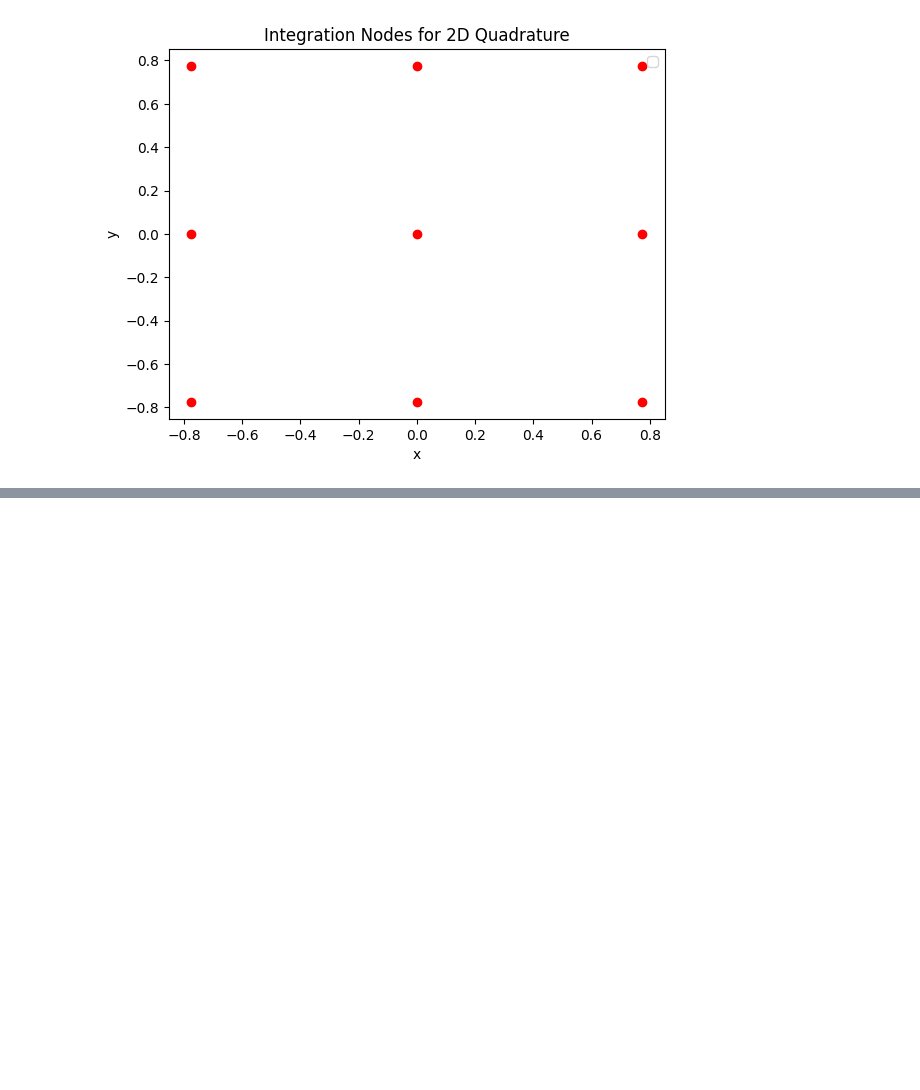
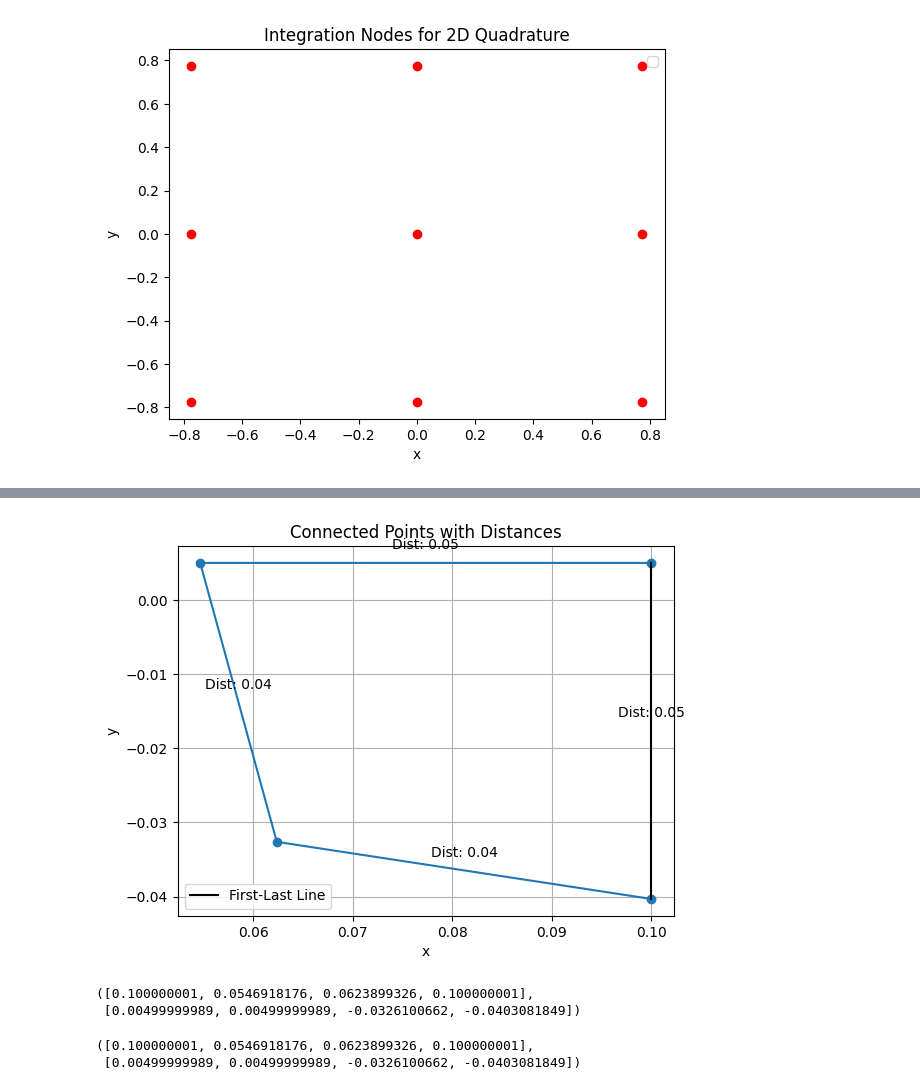
Before and after one commit to VladimirKrutko/MES, a Jupyter notebook: read_file.ipynb, the cells around one changed output, grey strips where cells are left out. Saved outputs shown, nothing was run; the diff lists cells and outputs as text; code cells hidden in the pictures; blank space fills up the shorter version.

```diff
--- a/read_file.ipynb
+++ b/read_file.ipynb
@@ -133,5 +58,0 @@ nodes_combinations[6:9]
-# %%
-nodes_weight = np.zeros((len(nodes_combinations),3))
-for i in range(len(nodes_combinations)):
-    nodes_weight[i][0], nodes_weight[i][1] = nodes_combinations[i][0], nodes_combinations[i][1]
-    nodes_weight[i][2] = weights_combinations[i]
@@ -728,27 +58,0 @@ c._split_by_columns()
-# %%
-from copy import deepcopy
-
-walls = [[] for _ in range(4) ]
-for i in range(4):
-    # prom = []
-    if i == 0:
-        prom = deepcopy(wall_nodes[-1])
-        prom[:, 0] = 1.0
-        walls[0] = prom
-    elif i == 1:
-        prom = deepcopy(wall_nodes)
-        # prom[:, 1] = 1.0
-        res = []
-        for i in range(len(prom)):
-            prom[i][-1][1] = 1.0
-        walls[1] = [prom[i][-1] for i in range(len(wall_nodes))]
-    elif i == 2:
-        prom = deepcopy(wall_nodes[1])
-        prom[:, 0] = -1.0
-        walls[2] = prom
-    elif i == 3:
-        prom = deepcopy(wall_nodes)
-        res = []
-        for i in range(len(prom)):
-            prom[i][0][1] = -1.0
-        walls[3] = [prom[i][0] for i in range(len(wall_nodes))]
@@ -863,0 +199,17 @@ print(dNdeta)
+# %%
+x, y = gr_mix.grid[1][0].x, gr_mix.grid[1][0].y
+
+
+calculate_distances_and_plot(x, y)
+# %% [output]
+[figure, added]
+# %%
+gr_mix.grid[1][0].x, gr_mix.grid[1][0].y
+# %% [output]
+([0.100000001, 0.0546918176, 0.0623899326, 0.100000001],
+ [0.00499999989, 0.00499999989, -0.0326100662, -0.0403081849])
+# %%
+gr_mix.grid[row][col].x, gr_mix.grid[row][col].y
+# %% [output]
+([0.100000001, 0.0546918176, 0.0623899326, 0.100000001],
+ [0.00499999989, 0.00499999989, -0.0326100662, -0.0403081849])
```
Also changed, not shown: parts of 55 cells of this notebook, 47 other files.
